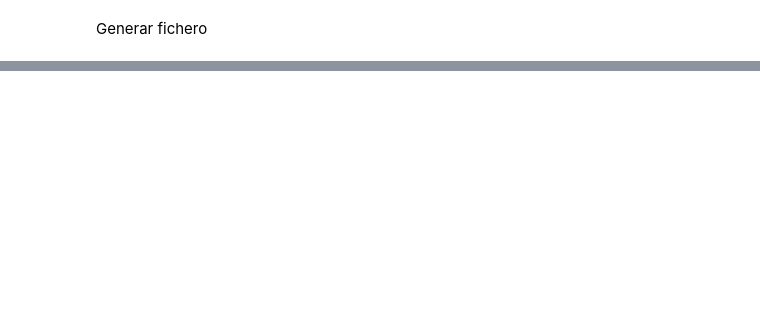
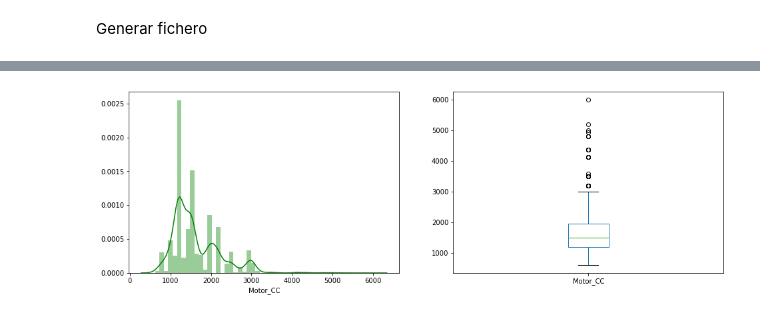
Before and after one commit to daviduster/used-car-price-prediction, a Jupyter notebook: notebooks/vanilla.ipynb, the cells around one changed output, grey strips where cells are left out. Drawn from its saved outputs; the diff is of its cells as text; code cells hidden in the pictures; blank space fills up the shorter version.

```diff
--- a/notebooks/vanilla.ipynb
+++ b/notebooks/vanilla.ipynb
@@ -500,0 +299,11 @@ df_result.head()
+# %%
+# Motor CC
+plt.subplot(121)
+sns.distplot(car_train_2['Motor_CC'],color="g");
+
+plt.subplot(122)
+car_train_2['Motor_CC'].plot.box(figsize=(16,5))
+
+plt.show()
+# %% [output]
+[figure, added]
```
Also changed, not shown: parts of 156 cells of this notebook, 1 other file.
